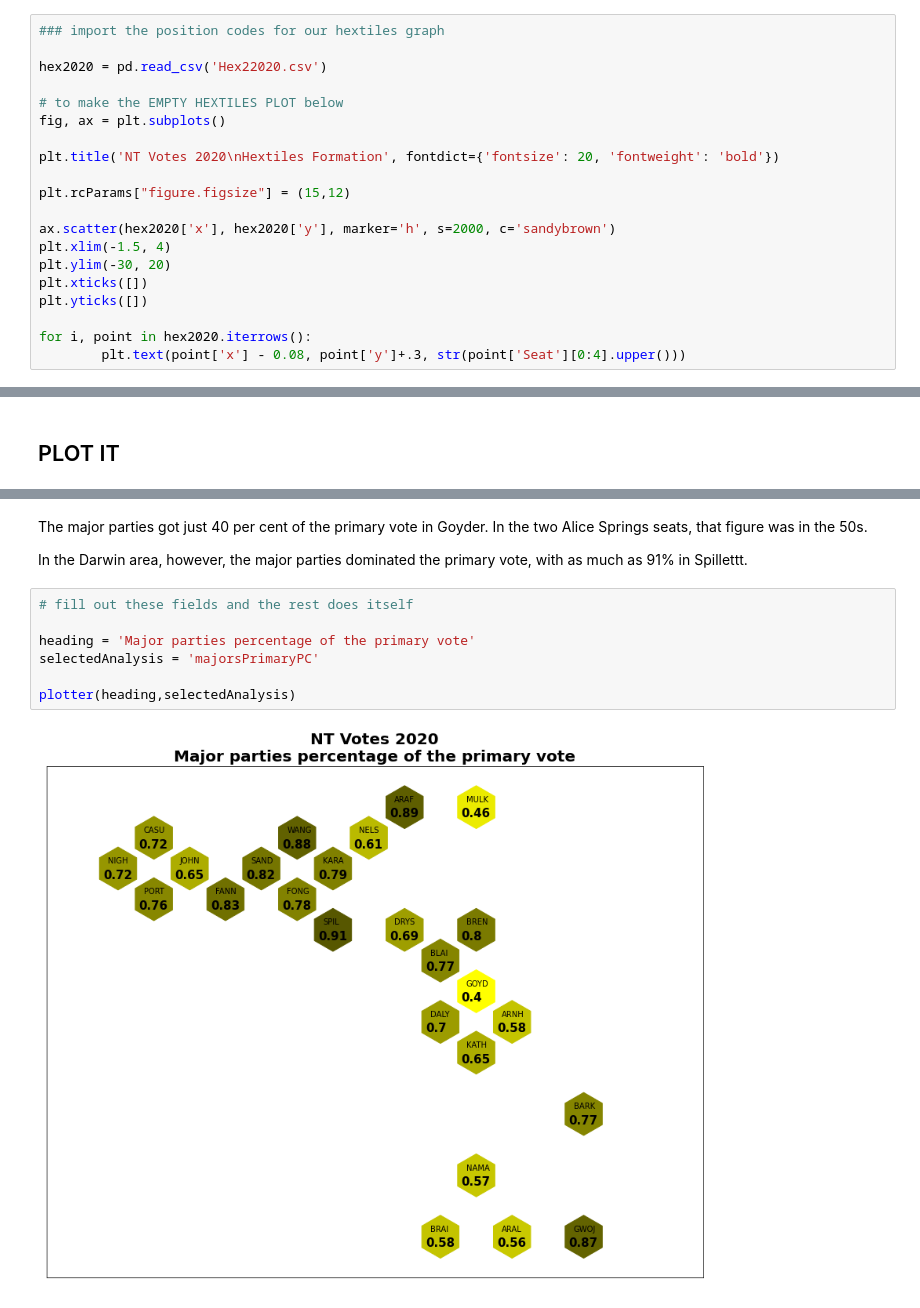
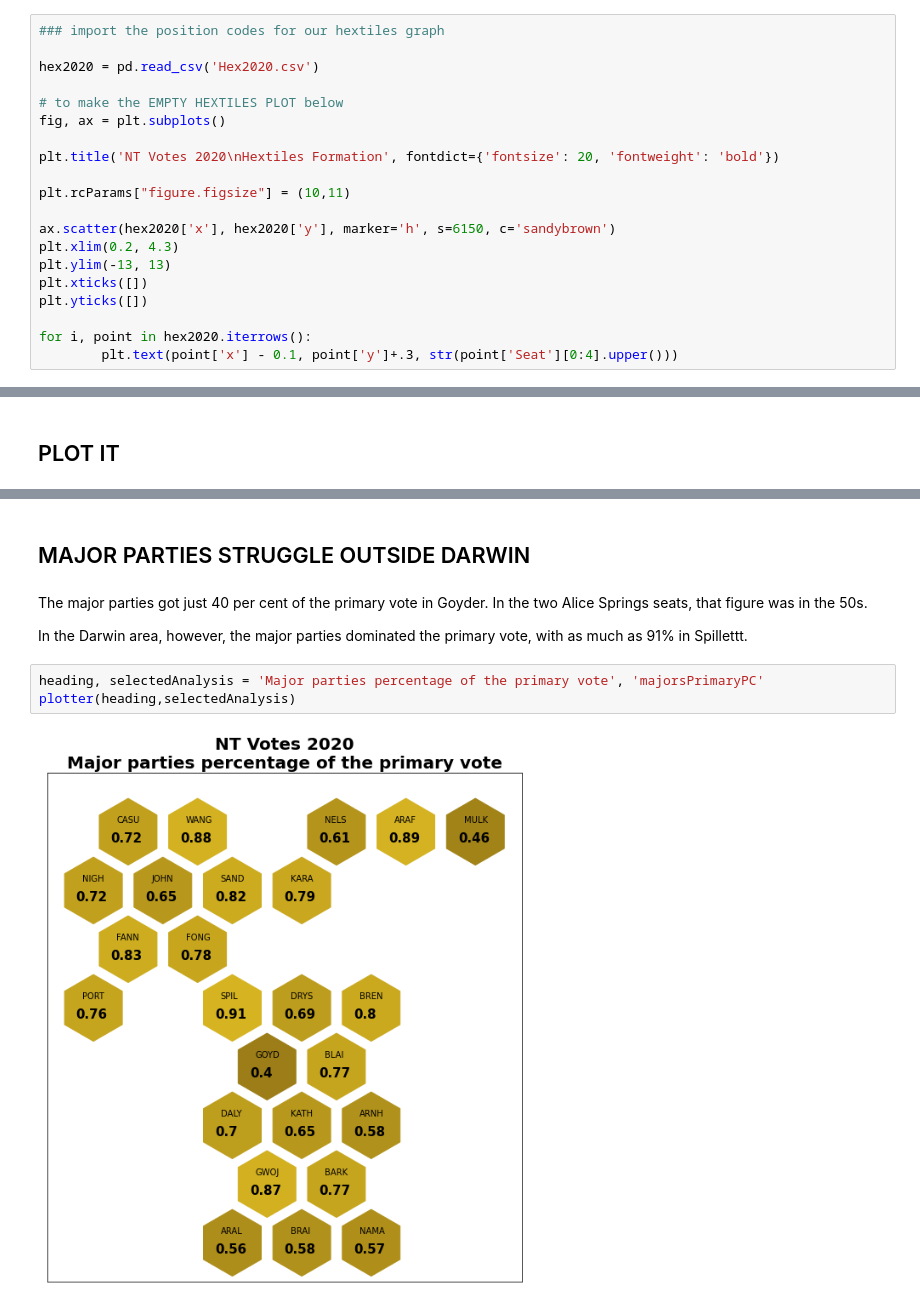
Before and after one commit to jckkrr/NTVotes2020, a Jupyter notebook: NT VOTES 2020 SEAT BY SEAT SUMMARY TABLES.ipynb, the cells around one changed output, grey strips where cells are left out. Drawn from its saved outputs; the diff is of its cells as text.

```diff
--- a/NT VOTES 2020 SEAT BY SEAT SUMMARY TABLES.ipynb
+++ b/NT VOTES 2020 SEAT BY SEAT SUMMARY TABLES.ipynb
@@ -19,21 +19,21 @@ seats2020 = ["arafura", "araluen", "arnhem", "barkly", "blain", "braitling", "br
 # %%
 ### import the position codes for our hextiles graph
 
-hex2020 = pd.read_csv('Hex22020.csv')
+hex2020 = pd.read_csv('Hex2020.csv')
 
 # to make the EMPTY HEXTILES PLOT below
 fig, ax = plt.subplots()
 
 plt.title('NT Votes 2020\nHextiles Formation', fontdict={'fontsize': 20, 'fontweight': 'bold'})
 
-plt.rcParams["figure.figsize"] = (15,12)
+plt.rcParams["figure.figsize"] = (10,11)
 
-ax.scatter(hex2020['x'], hex2020['y'], marker='h', s=2000, c='sandybrown')
-plt.xlim(-1.5, 4)
-plt.ylim(-30, 20)
+ax.scatter(hex2020['x'], hex2020['y'], marker='h', s=6150, c='sandybrown')
+plt.xlim(0.2, 4.3)
+plt.ylim(-13, 13)
 plt.xticks([])
 plt.yticks([])
 
 for i, point in hex2020.iterrows():
-        plt.text(point['x'] - 0.08, point['y']+.3, str(point['Seat'][0:4].upper()))
+        plt.text(point['x'] - 0.1, point['y']+.3, str(point['Seat'][0:4].upper()))
 # %% [output]
@@ -659,14 +625,12 @@ plotter(heading,selectedAnalysis)
+# %% [markdown]
+## MAJOR PARTIES STRUGGLE OUTSIDE DARWIN
 # %% [markdown]
 The major parties got just 40 per cent of the primary vote in Goyder. In the two Alice Springs seats, that figure was in the 50s.
 
 In the Darwin area, however, the major parties dominated the primary vote, with as much as 91% in Spillettt.
 # %%
-# fill out these fields and the rest does itself
-
-heading = 'Major parties percentage of the primary vote'
-selectedAnalysis = 'majorsPrimaryPC'
-
+heading, selectedAnalysis = 'Major parties percentage of the primary vote', 'majorsPrimaryPC'
 plotter(heading,selectedAnalysis)
 # %% [output]
-[figure, old version]
+[figure, new version]
 # %% [markdown]
```
Also changed, not shown: parts of 37 cells of this notebook.
